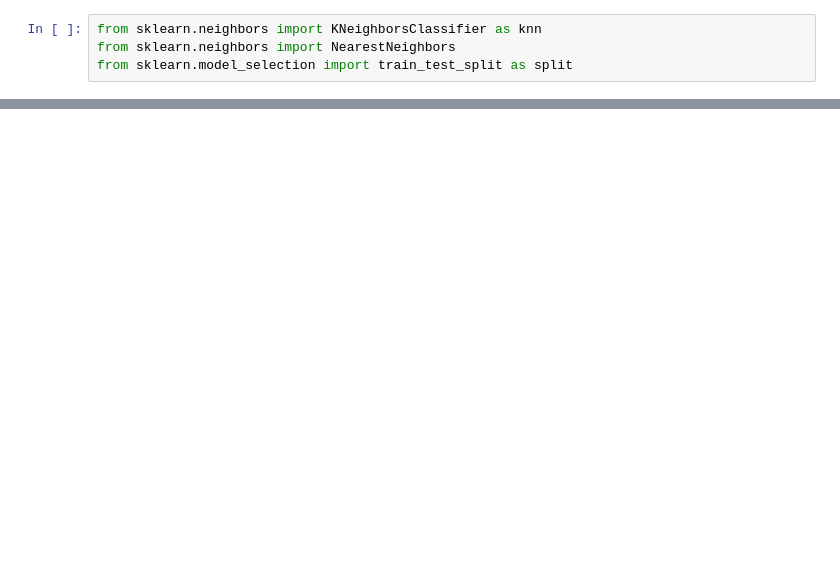
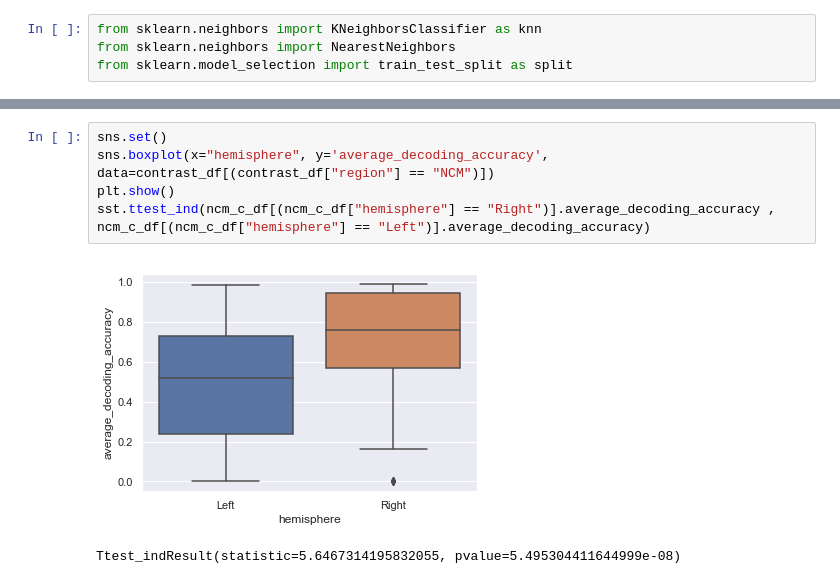
Before and after one commit to dnatanov/dnlab, a Jupyter notebook: exploratory_analysis.ipynb, the cells around one changed output, grey strips where cells are left out. Drawn from its saved outputs; the diff is of its cells as text; blank space fills up the shorter version.

```diff
--- a/exploratory_analysis.ipynb
+++ b/exploratory_analysis.ipynb
@@ -359,0 +394,8 @@ array([1, 2, 3, 4, 5, 6, 7, 8])
+# %%
+sns.set()
+sns.boxplot(x="hemisphere", y='average_decoding_accuracy', data=contrast_df[(contrast_df["region"] == "NCM")])
+plt.show()
+sst.ttest_ind(ncm_c_df[(ncm_c_df["hemisphere"] == "Right")].average_decoding_accuracy , ncm_c_df[(ncm_c_df["hemisphere"] == "Left")].average_decoding_accuracy)
+# %% [output]
+[figure, added]
+Ttest_indResult(statistic=5.6467314195832055, pvalue=5.495304411644999e-08)
```
Also changed, not shown: parts of 34 cells of this notebook, 5 other files.
